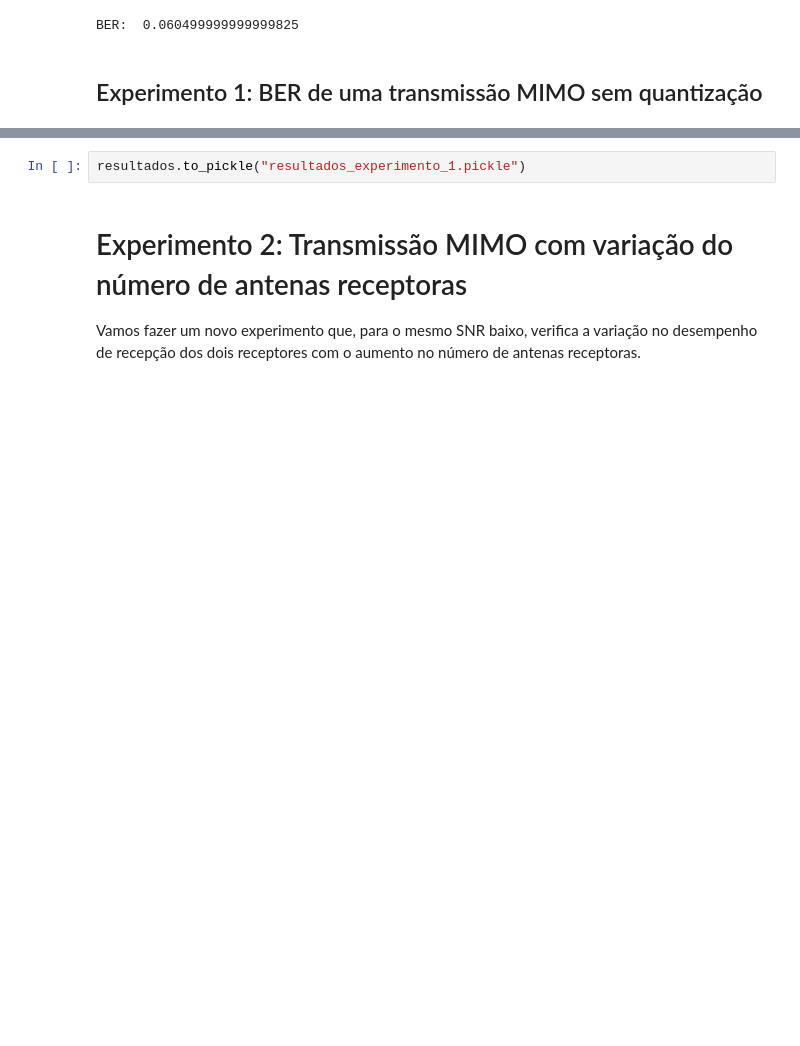
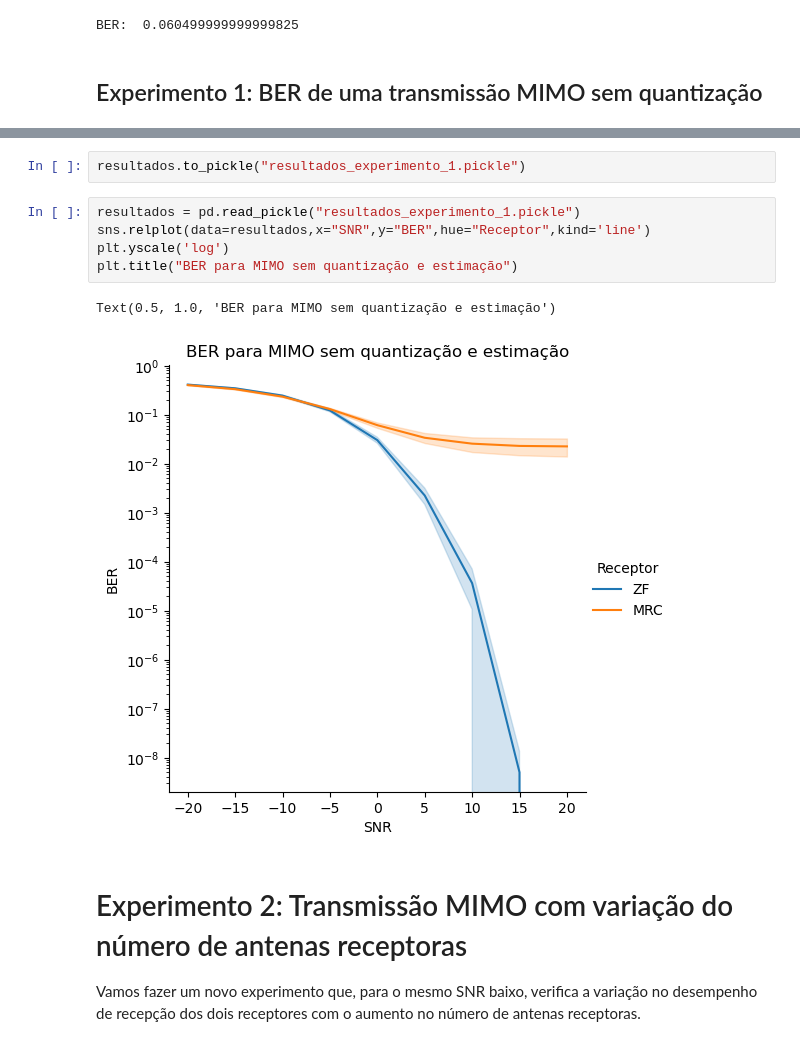
Before and after one commit to Fdms-3741/TrabalhoTransmissaoDigital, a Jupyter notebook: Codigos/Relatório de Trasnmissão Digital.ipynb, the cells around one changed output, grey strips where cells are left out. Saved outputs shown, nothing was run; the diff lists cells and outputs as text; blank space fills up the shorter version.

```diff
--- a/Codigos/Relatório de Trasnmissão Digital.ipynb
+++ b/Codigos/Relatório de Trasnmissão Digital.ipynb
@@ -363,5 +364,13 @@ Text(0.5, 1.0, 'BER para MIMO sem quantização e estimação')
+# %%
+resultados.to_pickle("resultados_experimento_1.pickle")
 # %%
-resultados.to_pickle("resultados_experimento_1.pickle")
+resultados = pd.read_pickle("resultados_experimento_1.pickle")
+sns.relplot(data=resultados,x="SNR",y="BER",hue="Receptor",kind='line')
+plt.yscale('log')
+plt.title("BER para MIMO sem quantização e estimação")
+# %% [output]
+Text(0.5, 1.0, 'BER para MIMO sem quantização e estimação')
+[figure, added]
 # %% [markdown]
 # Experimento 2: Transmissão MIMO com variação do número de antenas receptoras
 
```
Also changed, not shown: parts of 5 cells of this notebook, 2 other files.
